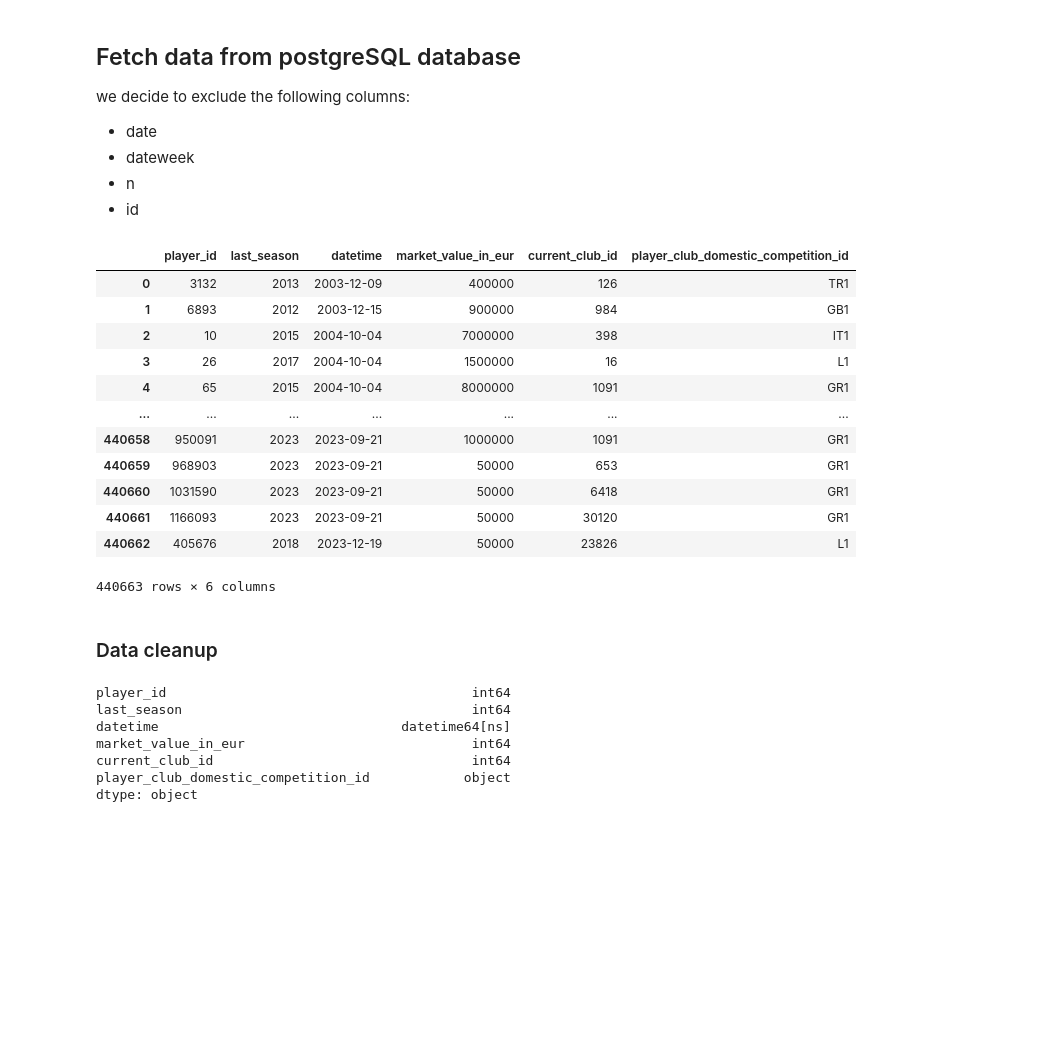
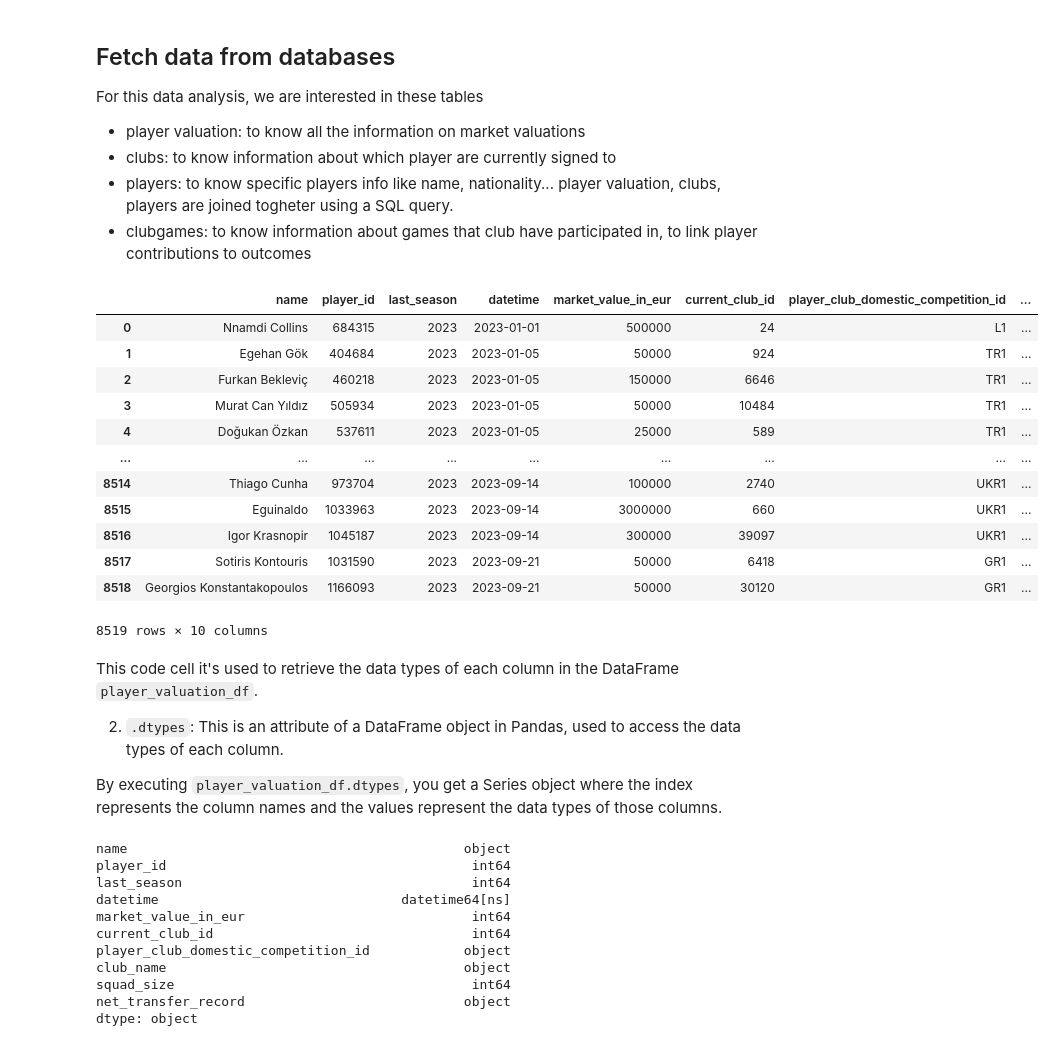
Before and after one commit to BonincontroL/IumTweb_project, a Jupyter notebook: solution/DataAnalysis/JupyterNotebooks/player_valuations.ipynb, the cells around one changed output. Drawn from its saved outputs; the diff is of its cells as text; code cells hidden in the pictures; blank space fills up the shorter version.

Commit message:
started player valuation

```diff
--- a/solution/DataAnalysis/JupyterNotebooks/player_valuations.ipynb
+++ b/solution/DataAnalysis/JupyterNotebooks/player_valuations.ipynb
@@ -1,41 +16,57 @@
 # %% [markdown]
-## Fetch data from postgreSQL database
-we decide to exclude the following columns:
-- date
-- dateweek
-- n
-- id
+## Fetch data from databases
+For this data analysis, we are interested in these tables
+- player valuation: to know all the information on market valuations
+- clubs: to know information about which player are currently signed to
+- players: to know specific players info like name, nationality...
+player valuation, clubs, players are joined togheter using a SQL query.
+- clubgames: to know information about games that club have participated in, to link player contributions to outcomes
 # %%
-from sqlalchemy import create_engine
-import pandas as pd
+#load data from postgresql database
 database_url="postgresql://postgres:123456@localhost:5432/db_test_project"
 engine = create_engine(database_url)
+player_valutations_df=pd.read_sql_query("SELECT p.name, pv.player_id,pv.last_season,pv.datetime,pv.market_value_in_eur,pv.current_club_id,pv.player_club_domestic_competition_id, c.name as club_name, c.squad_size, c.net_transfer_record FROM player_valuations pv JOIN clubs c on (pv.current_club_id = c.club_id) join players p on (p.player_id = pv.player_id) where p.last_season = 2023 and pv.date BETWEEN '20221211' and '20231213'",con=engine)
+clubs_df=pd.read_sql_query("SELECT * from clubs",con=engine)
 
-player_valutations_df=pd.read_sql_query("SELECT player_id,last_season,datetime,market_value_in_eur,current_club_id,player_club_domestic_competition_id FROM player_valuations",con=engine)
+#load data from MongoDB database
+client = MongoClient('mongodb://localhost:27017/')
+db=client['MongoDB_project']
+collection = db['clubgames']
+documents = collection.find({},{'_id':0})
+club_games_df = pd.DataFrame(list(documents))
+
 player_valutations_df
 # %% [output]
-|  | player_id | last_season | datetime | market_value_in_eur | current_club_id | player_club_domestic_competition_id |
-| 0 | 3132 | 2013 | 2003-12-09 | 400000 | 126 | TR1 |
-| 1 | 6893 | 2012 | 2003-12-15 | 900000 | 984 | GB1 |
-| 2 | 10 | 2015 | 2004-10-04 | 7000000 | 398 | IT1 |
-| 3 | 26 | 2017 | 2004-10-04 | 1500000 | 16 | L1 |
-| 4 | 65 | 2015 | 2004-10-04 | 8000000 | 1091 | GR1 |
-| ... | ... | ... | ... | ... | ... | ... |
-| 440658 | 950091 | 2023 | 2023-09-21 | 1000000 | 1091 | GR1 |
-| 440659 | 968903 | 2023 | 2023-09-21 | 50000 | 653 | GR1 |
-| 440660 | 1031590 | 2023 | 2023-09-21 | 50000 | 6418 | GR1 |
-| 440661 | 1166093 | 2023 | 2023-09-21 | 50000 | 30120 | GR1 |
-| 440662 | 405676 | 2018 | 2023-12-19 | 50000 | 23826 | L1 |
+|  | name | player_id | last_season | datetime | market_value_in_eur | current_club_id | player_club_domestic_competition_id | ... |
+| 0 | Nnamdi Collins | 684315 | 2023 | 2023-01-01 | 500000 | 24 | L1 | ... |
+| 1 | Egehan Gök | 404684 | 2023 | 2023-01-05 | 50000 | 924 | TR1 | ... |
+| 2 | Furkan Bekleviç | 460218 | 2023 | 2023-01-05 | 150000 | 6646 | TR1 | ... |
+| 3 | Murat Can Yıldız | 505934 | 2023 | 2023-01-05 | 50000 | 10484 | TR1 | ... |
+| 4 | Doğukan Özkan | 537611 | 2023 | 2023-01-05 | 25000 | 589 | TR1 | ... |
+| ... | ... | ... | ... | ... | ... | ... | ... | ... |
+| 8514 | Thiago Cunha | 973704 | 2023 | 2023-09-14 | 100000 | 2740 | UKR1 | ... |
+| 8515 | Eguinaldo | 1033963 | 2023 | 2023-09-14 | 3000000 | 660 | UKR1 | ... |
+| 8516 | Igor Krasnopir | 1045187 | 2023 | 2023-09-14 | 300000 | 39097 | UKR1 | ... |
+| 8517 | Sotiris Kontouris | 1031590 | 2023 | 2023-09-21 | 50000 | 6418 | GR1 | ... |
+| 8518 | Georgios Konstantakopoulos | 1166093 | 2023 | 2023-09-21 | 50000 | 30120 | GR1 | ... |
-440663 rows × 6 columns
+8519 rows × 10 columns
-# %% [markdown]
-### Data cleanup
+# %% [markdown]
+This code cell it's used to retrieve the data types of each column in the DataFrame `player_valuation_df`.
+
+2. `.dtypes`: This is an attribute of a DataFrame object in Pandas, used to access the data types of each column.
+
+By executing `player_valuation_df.dtypes`, you get a Series object where the index represents the column names and the values represent the data types of those columns.
 # %%
 player_valutations_df.dtypes
 # %% [output]
+name                                           object
 player_id                                       int64
 last_season                                     int64
 datetime                               datetime64[ns]
 market_value_in_eur                             int64
 current_club_id                                 int64
 player_club_domestic_competition_id            object
+club_name                                      object
+squad_size                                      int64
+net_transfer_record                            object
 dtype: object
```
Also changed, not shown: parts of 13 cells of this notebook.
